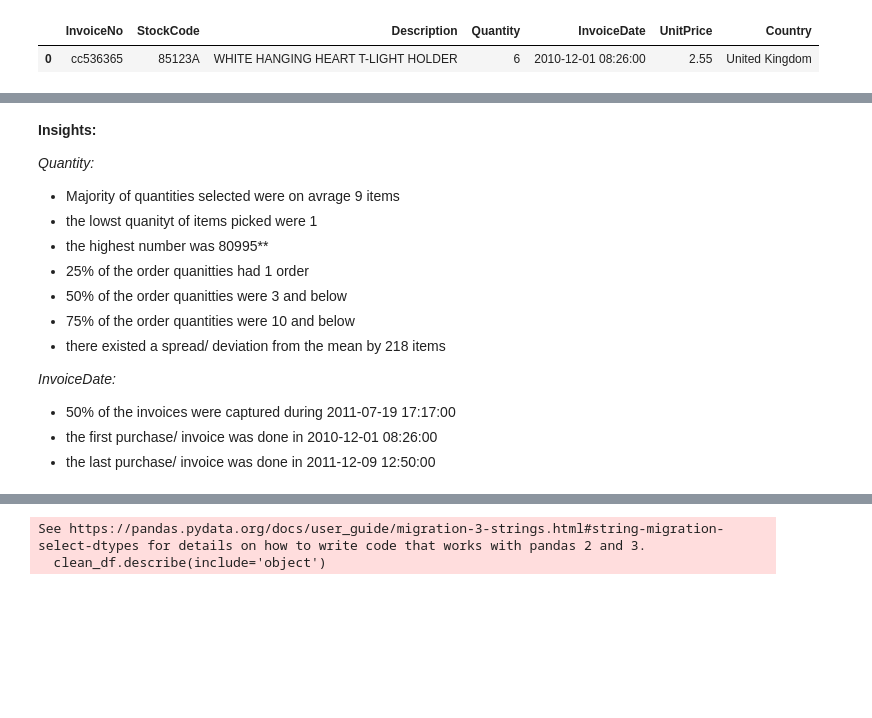
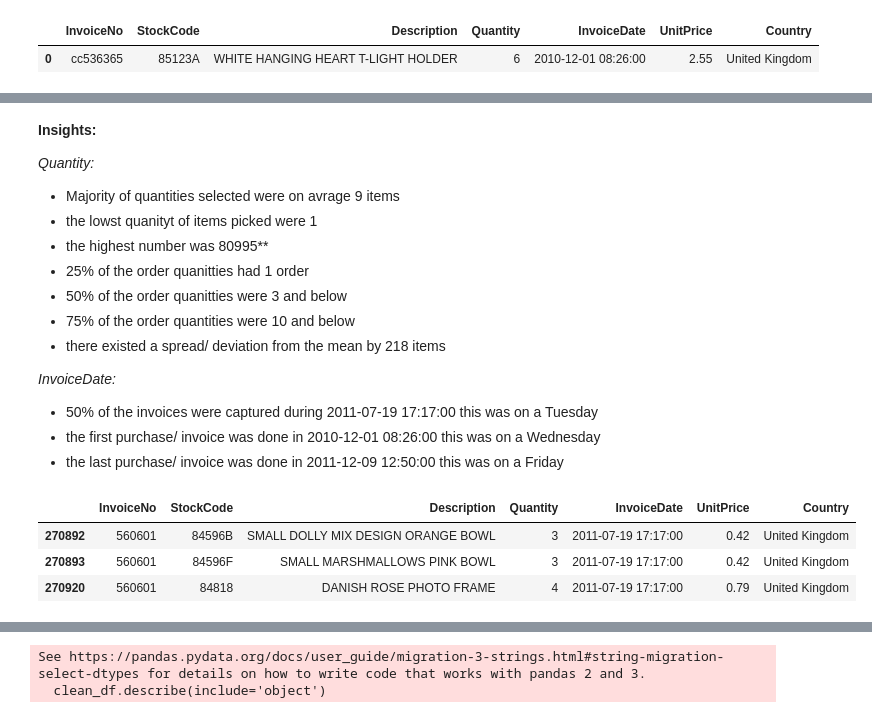
Before and after one commit to JosephRidge/AnalysisDSA101, a Jupyter notebook: analysis105.ipynb, the cells around one changed output, grey strips where cells are left out. Cells and saved outputs as stored; diff of their text form; code cells hidden in the pictures; blank space fills up the shorter version.

```diff
--- a/analysis105.ipynb
+++ b/analysis105.ipynb
@@ -195,6 +202,14 @@ cancelled_invoices
 - there existed a spread/ deviation from the mean by 218 items
 
 *InvoiceDate:*
-- 50% of the invoices were captured during 2011-07-19 17:17:00
-- the first purchase/ invoice was done in 2010-12-01 08:26:00
-- the last purchase/ invoice was done in 2011-12-09 12:50:00
+- 50% of the invoices were captured during 2011-07-19 17:17:00 this was on a Tuesday
+- the first purchase/ invoice was done in 2010-12-01 08:26:00 this was on a Wednesday
+- the last purchase/ invoice was done in 2011-12-09 12:50:00 this was on a Friday
+# %%
+fifty_percent_sales_df = clean_df[(clean_df["InvoiceDate"] == "2011-07-19 17:17:00") &  (clean_df["Quantity"] >= 3)]
+fifty_percent_sales_df
+# %% [output]
+|  | InvoiceNo | StockCode | Description | Quantity | InvoiceDate | UnitPrice | Country |
+| 270892 | 560601 | 84596B | SMALL DOLLY MIX DESIGN ORANGE BOWL | 3 | 2011-07-19 17:17:00 | 0.42 | United Kingdom |
+| 270893 | 560601 | 84596F | SMALL MARSHMALLOWS PINK BOWL | 3 | 2011-07-19 17:17:00 | 0.42 | United Kingdom |
+| 270920 | 560601 | 84818 | DANISH ROSE PHOTO FRAME | 4 | 2011-07-19 17:17:00 | 0.79 | United Kingdom |
```
Also changed, not shown: parts of 4 cells of this notebook.
